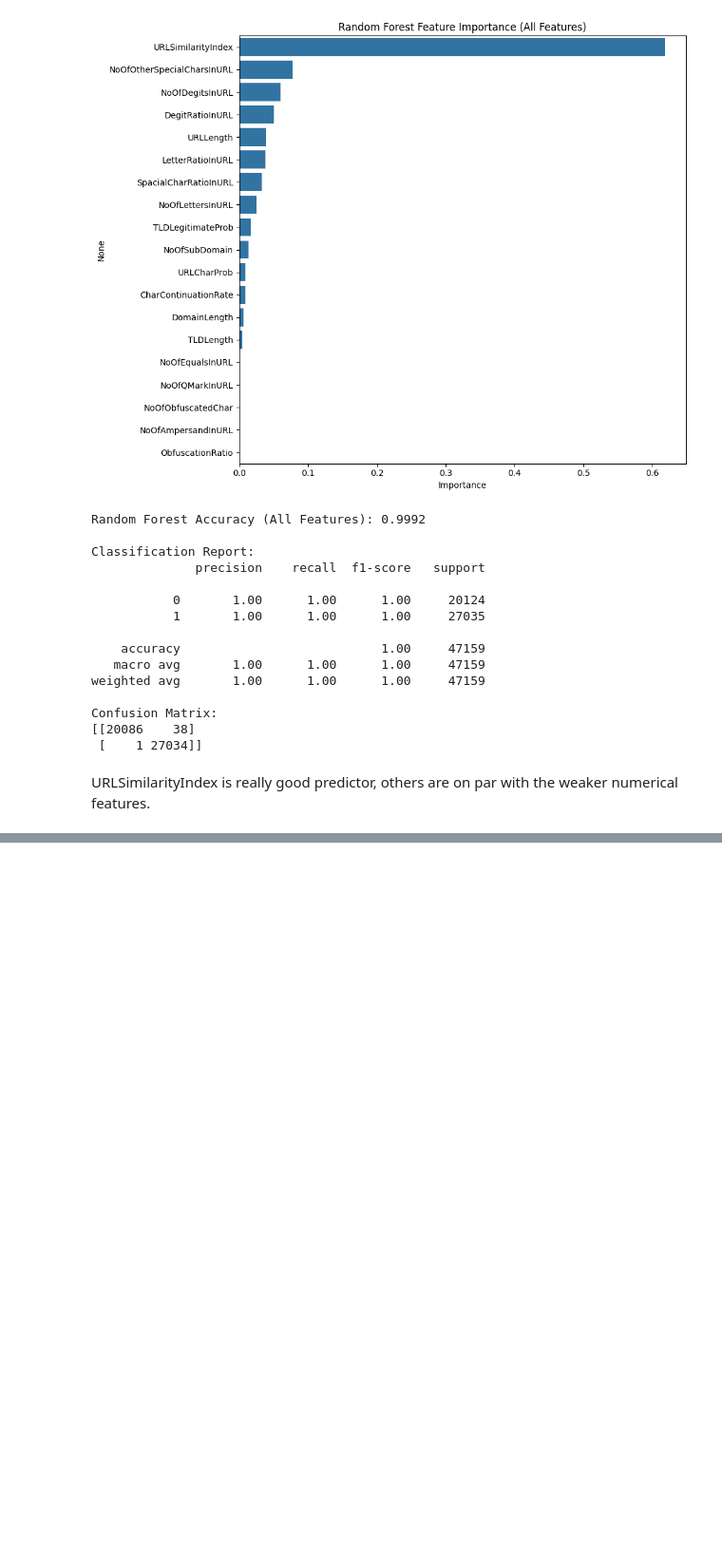
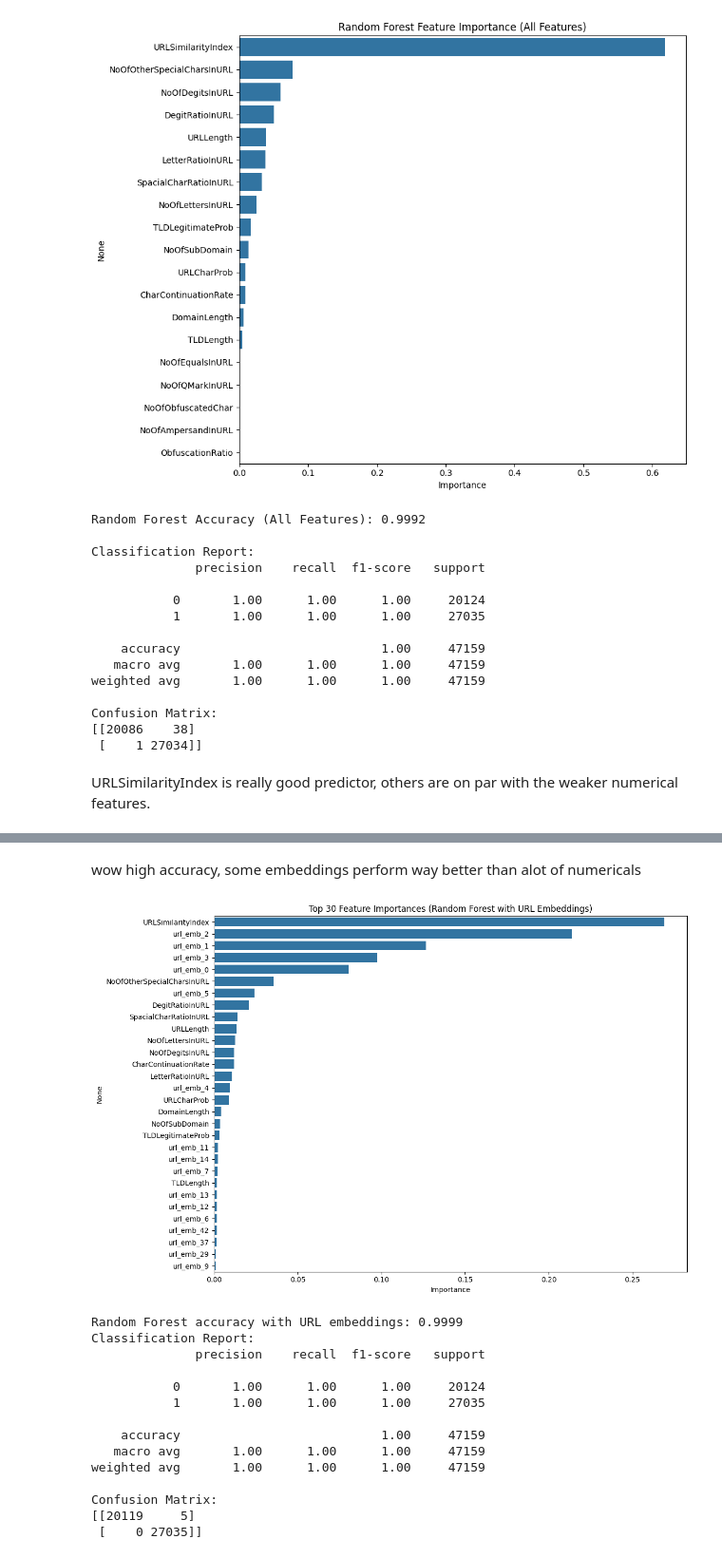
Before and after one commit to KoalaLyfestyle/BT4012-Group-13, a Jupyter notebook: preliminary_EDA/winston_eda.ipynb, the cells around one changed output, grey strips where cells are left out. Shown at 95% size. Cells and saved outputs as stored; diff of their text form; code cells hidden in the pictures; blank space fills up the shorter version.

```diff
--- a/preliminary_EDA/winston_eda.ipynb
+++ b/preliminary_EDA/winston_eda.ipynb
@@ -465,0 +524,38 @@ URLSimilarityIndex is really good predictor, others are on par with the weaker n
+# %% [markdown]
+wow high accuracy, some embeddings perform way better than alot of numericals
+# %%
+# Plot feature importances for rf_url (URL embeddings + all features)
+importances_url = rf_url.feature_importances_
+feature_names_url = list(X_train_url.columns)
+
+feat_imp_url = pd.Series(importances_url, index=feature_names_url).sort_values(ascending=False)
+
+plt.figure(figsize=(12, 8))
+sns.barplot(x=feat_imp_url.values[:30], y=feat_imp_url.index[:30])
+plt.title('Top 30 Feature Importances (Random Forest with URL Embeddings)')
+plt.xlabel('Importance')
+plt.tight_layout()
+plt.show()
+
+# Print model performance
+print(f"Random Forest accuracy with URL embeddings: {acc_url:.4f}")
+print("Classification Report:")
+print(classification_report(y_test_all_features, y_pred_url))
+print("Confusion Matrix:")
+print(confusion_matrix(y_test_all_features, y_pred_url))
+# %% [output]
+[figure, added]
+Random Forest accuracy with URL embeddings: 0.9999
+Classification Report:
+              precision    recall  f1-score   support
+
+           0       1.00      1.00      1.00     20124
+           1       1.00      1.00      1.00     27035
+
+    accuracy                           1.00     47159
+   macro avg       1.00      1.00      1.00     47159
+weighted avg       1.00      1.00      1.00     47159
+
+Confusion Matrix:
+[[20119     5]
+ [    0 27035]]
```
Also changed, not shown: parts of 3 cells of this notebook.
